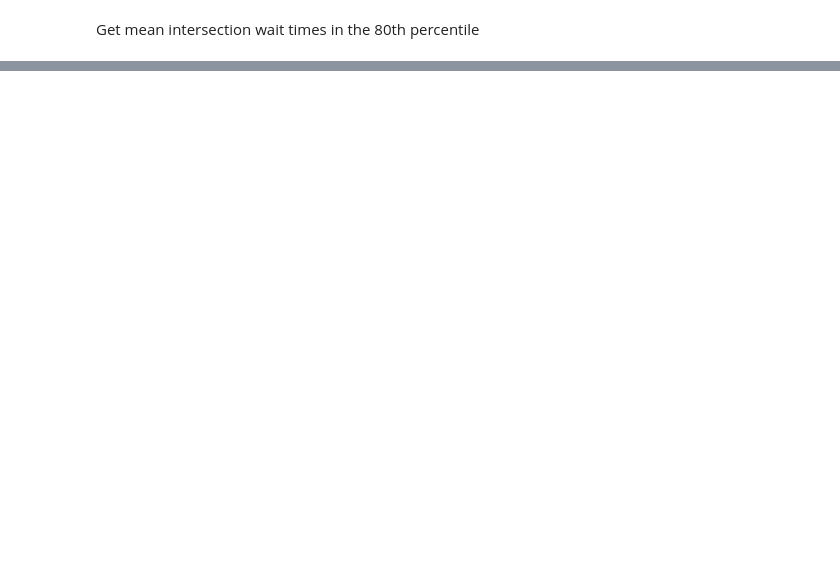
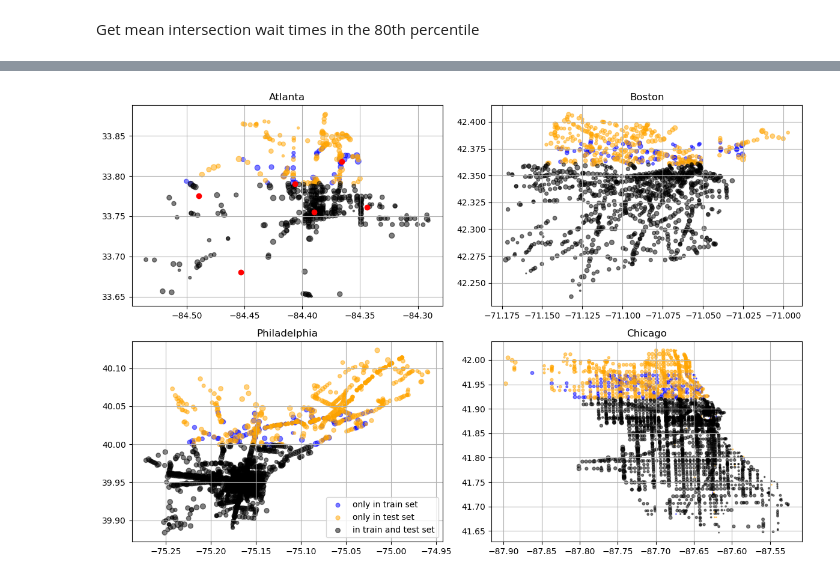
Before and after one commit to Geffen-Cooper/Applied_ML_Project, a Jupyter notebook: exploration/visualization.ipynb, the cells around one changed output, grey strips where cells are left out. Saved outputs shown, nothing was run; the diff lists cells and outputs as text; code cells hidden in the pictures; blank space fills up the shorter version.

```diff
--- a/exploration/visualization.ipynb
+++ b/exploration/visualization.ipynb
@@ -30,0 +42,6 @@ fig.show()
+# %%
+df_train = pd.read_csv('../data/train.csv')
+df_test = pd.read_csv('../data/test.csv')
+
+df_train = df_train.fillna('ffill')
+df_test = df_test.fillna('ffill')
@@ -30,0 +93,63 @@ fig.show()
+# %%
+centers = np.array([[-84.48949368,  33.77535102],
+       [-84.38952255,  33.7554171 ],
+       [-84.40632977,  33.79067253],
+       [-84.36584325,  33.81838591],
+       [-84.45318313,  33.68059744],
+       [-84.34380495,  33.7611558 ]])
+# %%
+fig,ax = plt.subplots(2,2,figsize=(12,8))
+
+for city_i,city in enumerate(cities):
+    # get the train and test labeled
+    train_points = city_training_datasets_X[city]
+    train_points['train'] = 1
+    test_points = city_testing_datasets_X[city]
+    test_points['test'] = 0
+    total = pd.concat([train_points,test_points])
+
+    # get counts per intersection
+    counts_per_intersection = total.groupby('IntersectionId').size().reset_index()
+
+    # group by intersection id
+    grouped_train = city_training_datasets_X[city].groupby('IntersectionId').agg({'Longitude': 'first', 'Latitude': 'first'}).reset_index()
+    grouped_test = city_testing_datasets_X[city].groupby('IntersectionId').agg({'Longitude': 'first', 'Latitude': 'first'}).reset_index()
+    grouped_all = total.groupby('IntersectionId').agg({'Longitude': 'first', 'Latitude': 'first'}).reset_index()
+
+    # get intersections that are only train
+    unique_train_intersection_ids = np.setdiff1d(np.unique(train_points['IntersectionId'].values),np.unique(test_points['IntersectionId'].values))
+    unique_train_intersections = grouped_train[grouped_train['IntersectionId'].isin(unique_train_intersection_ids)]
+    unique_train_intersection_sizes = counts_per_intersection[counts_per_intersection['IntersectionId'].isin(unique_train_intersection_ids)].values[:,1]
+
+    # get intersections that are only test
+    unique_test_intersection_ids = np.setdiff1d(np.unique(test_points['IntersectionId'].values),np.unique(train_points['IntersectionId'].values))
+    unique_test_intersections = grouped_test[grouped_test['IntersectionId'].isin(unique_test_intersection_ids)]
+    unique_test_intersection_sizes = counts_per_intersection[counts_per_intersection['IntersectionId'].isin(unique_test_intersection_ids)].values[:,1]
+
+    # get intersections that appear in both
+    unique_intersection_ids = np.concatenate([unique_test_intersection_ids,unique_train_intersection_ids])
+    nonunique_intersection_ids = np.setdiff1d(np.unique(total['IntersectionId']),unique_intersection_ids)
+    nonunique_intersections = grouped_all[grouped_all['IntersectionId'].isin(nonunique_intersection_ids)]
+    nonunique_intersection_sizes = counts_per_intersection[counts_per_intersection['IntersectionId'].isin(nonunique_intersection_ids)].values[:,1]
+
+    # print(unique_train_intersection_sizes.sum())
+    # print(unique_test_intersection_sizes.sum())
+    # print(nonunique_intersection_sizes.sum())
+    # print()
+
+    row = city_i % 2
+    col = city_i // 2
+    ax[row][col].scatter(unique_train_intersections['Longitude'],unique_train_intersections['Latitude'],c='blue',s=np.sqrt(unique_train_intersection_sizes),
+                         alpha=0.5,label='only in train set')
+    ax[row][col].scatter(unique_test_intersections['Longitude'],unique_test_intersections['Latitude'],c='orange',s=np.sqrt(unique_test_intersection_sizes),
+                         alpha=0.5,label='only in test set')
+    ax[row][col].scatter(nonunique_intersections['Longitude'],nonunique_intersections['Latitude'],c='k',s=np.sqrt(nonunique_intersection_sizes),
+                         alpha=0.5,label='in train and test set')
+    ax[row][col].set_title(city)
+    ax[row][col].grid()
+ax[1][0].legend()
+ax[0][0].scatter(centers[:,0],centers[:,1],c='r')
+plt.tight_layout()
+fig.savefig('visualize.png')
+# %% [output]
+[figure, added]
```
Also changed, not shown: parts of 5 cells of this notebook, 4 other files.
